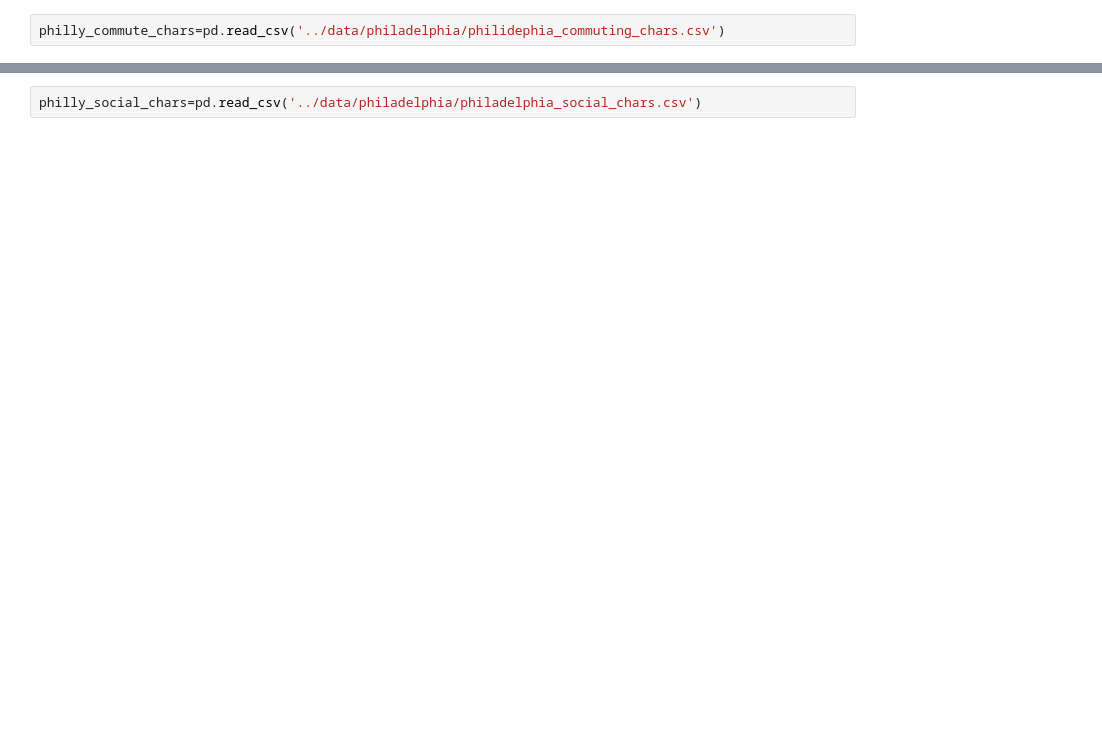
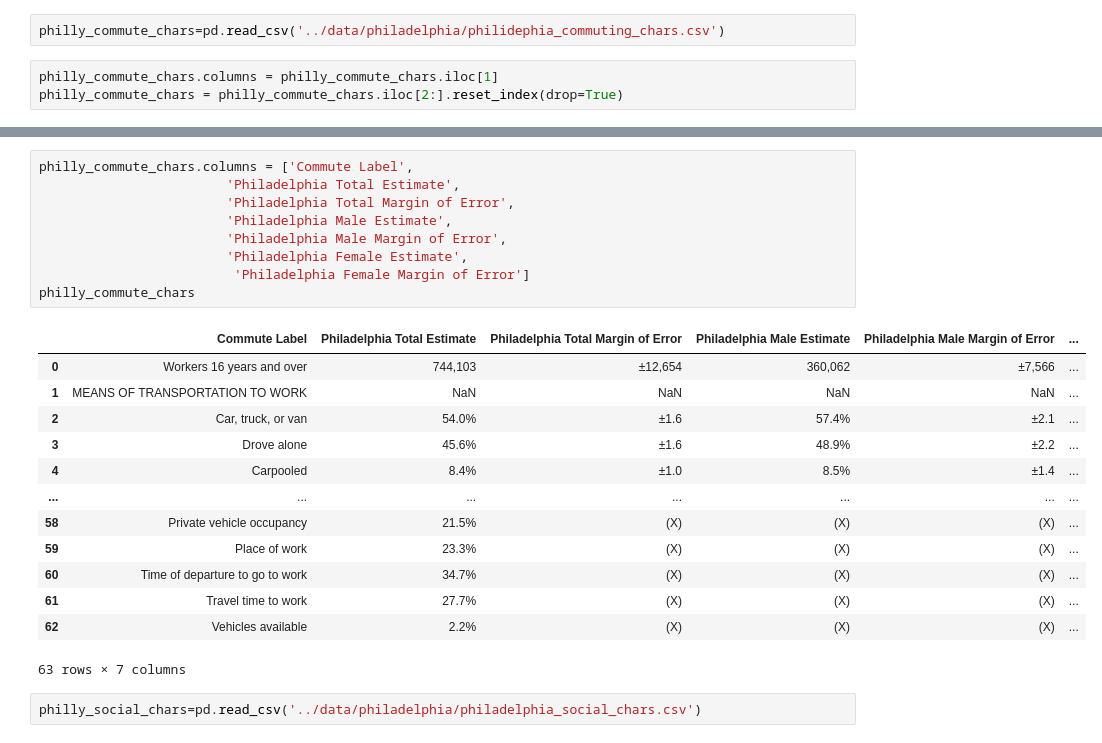
Before and after one commit to Hannah00Donnelly/nss-capstone-da14-2025, a Jupyter notebook: notebooks/hdonnelly_capstone.ipynb, the cells around one changed output, grey strips where cells are left out. Drawn from its saved outputs; the diff is of its cells as text; blank space fills up the shorter version.

```diff
--- a/notebooks/hdonnelly_capstone.ipynb
+++ b/notebooks/hdonnelly_capstone.ipynb
@@ -66,2 +207,5 @@ philly_pt_expenses=pd.read_csv('../data/philadelphia/SEPTA_Finances_Detail_of_Ex
 # %%
 philly_commute_chars=pd.read_csv('../data/philadelphia/philidephia_commuting_chars.csv')
+# %%
+philly_commute_chars.columns = philly_commute_chars.iloc[1]
+philly_commute_chars = philly_commute_chars.iloc[2:].reset_index(drop=True)
@@ -68,2 +229,25 @@ philly_commute_chars=pd.read_csv('../data/philadelphia/philidephia_commuting_cha
+# %%
+philly_commute_chars.columns = ['Commute Label',
+                        'Philadelphia Total Estimate',
+                        'Philadelphia Total Margin of Error',
+                        'Philadelphia Male Estimate',
+                        'Philadelphia Male Margin of Error',
+                        'Philadelphia Female Estimate',
+                         'Philadelphia Female Margin of Error']
+philly_commute_chars
+# %% [output]
+|  | Commute Label | Philadelphia Total Estimate | Philadelphia Total Margin of Error | Philadelphia Male Estimate | Philadelphia Male Margin of Error | ... |
+| 0 | Workers 16 years and over | 744,103 | ±12,654 | 360,062 | ±7,566 | ... |
+| 1 | MEANS OF TRANSPORTATION TO WORK | NaN | NaN | NaN | NaN | ... |
+| 2 | Car, truck, or van | 54.0% | ±1.6 | 57.4% | ±2.1 | ... |
+| 3 | Drove alone | 45.6% | ±1.6 | 48.9% | ±2.2 | ... |
+| 4 | Carpooled | 8.4% | ±1.0 | 8.5% | ±1.4 | ... |
+| ... | ... | ... | ... | ... | ... | ... |
+| 58 | Private vehicle occupancy | 21.5% | (X) | (X) | (X) | ... |
+| 59 | Place of work | 23.3% | (X) | (X) | (X) | ... |
+| 60 | Time of departure to go to work | 34.7% | (X) | (X) | (X) | ... |
+| 61 | Travel time to work | 27.7% | (X) | (X) | (X) | ... |
+| 62 | Vehicles available | 2.2% | (X) | (X) | (X) | ... |
+63 rows × 7 columns
 # %%
 philly_social_chars=pd.read_csv('../data/philadelphia/philadelphia_social_chars.csv')
```
Also changed, not shown: parts of 65 cells of this notebook.
